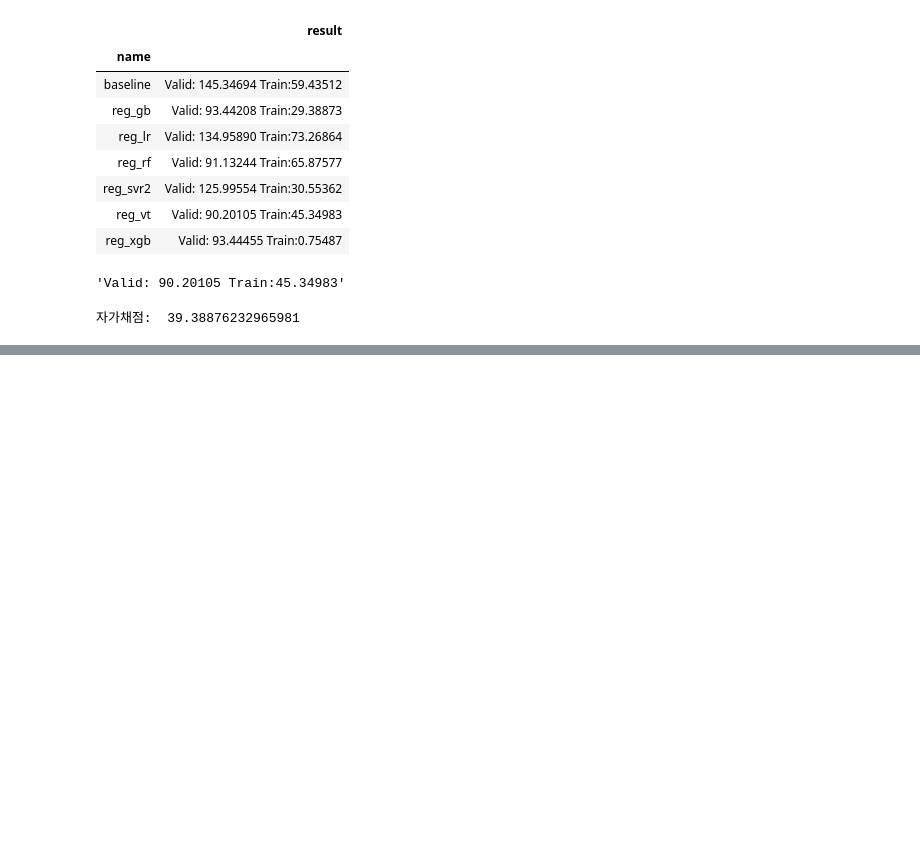
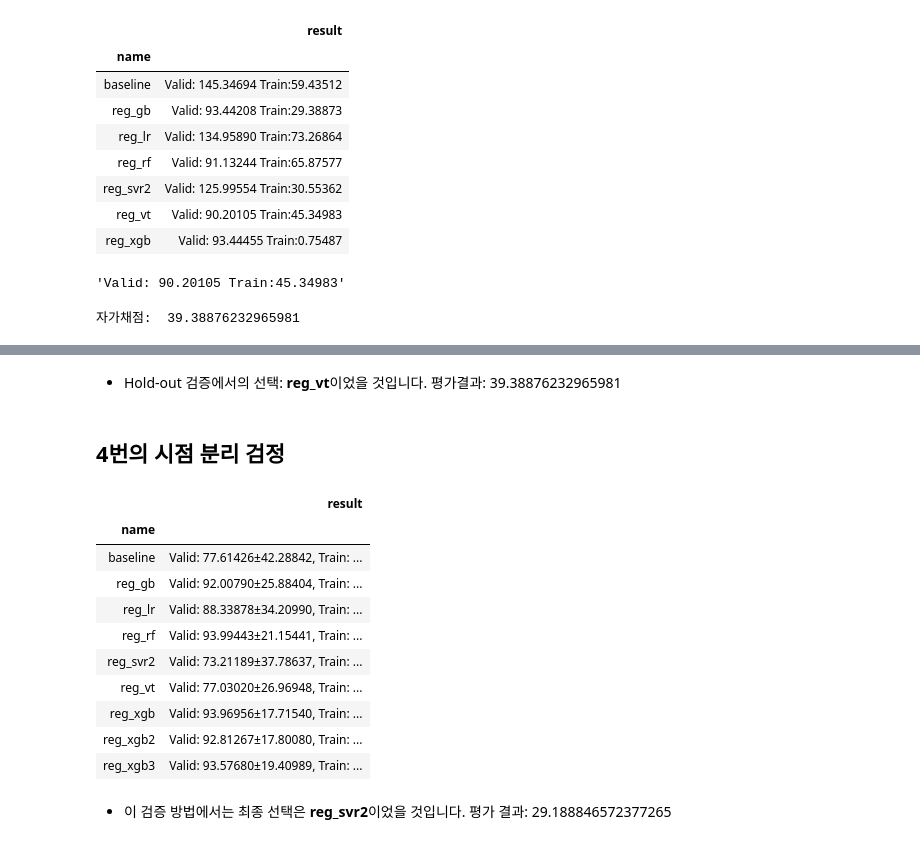
Before and after one commit to sunkusun9/ds_lv3_2606, a Jupyter notebook: sec_ds_lv3_prob3_kaggle.ipynb, the cells around one changed output, grey strips where cells are left out. Cells and saved outputs as stored; diff of their text form; code cells hidden in the pictures; blank space fills up the shorter version.

```diff
--- a/sec_ds_lv3_prob3_kaggle.ipynb
+++ b/sec_ds_lv3_prob3_kaggle.ipynb
@@ -538,0 +646,36 @@ print("자가채점: ", mean_absolute_error(s_kaggle_ans, pred)) # 28.5717647156
+# %%
+from sklearn.model_selection import cross_validate
+hist_ts = list()
+def eval_model_ts(model_name, reg):
+    """
+        모델의 인스턴스를 받아 검증 결과(MAE)를 구합니다.
+        1. Prob3Split 통한 검증
+        2. 검증 train, test 대한 검증 결과에서 MAE의 평균을 구합니다.
+        3. 주어진 모델명으로 평가 결과를 저장합니다.
+        4. 가장 최근의 수행결과를 보여 주어 선택하는데 활용하도록 합니다.
+        ※ 더 있으면 좋을 만한 요소들을 추가해봅니다.
+    Parameters:
+        name: str, 모델의 이름,
+        reg: sklearn object, 모델 인스턴스
+    Returns: str
+        검증 결과(df_valid, df_train의 MAE)
+    """
+    # 1. Prob3Split 통한 검증
+    # 2. 검증 train, test 대한 검증 결과에서 MAE의 평균을 구합니다.
+    result = cross_validate(
+        reg, df_prob6_train[X_all], df_prob6_train['target'], cv = prob3_sp, scoring = 'neg_mean_absolute_error',
+        return_train_score = True
+    )
+    result_str = "Valid: {:.5f}±{:.5f}, Train: {:.5f}±{:.5f}".format(
+        -result['test_score'].mean(), result['test_score'].std(),
+        -result['train_score'].mean(), result['train_score'].std()
+    )
+    # 3. 주어진 모델명으로 평가 결과를 저장합니다.
+    hist_ts.append(
+        pd.Series([model_name, result_str], index = ['name', 'result'])
+    )
+    # 4. 가장 최근의 수행결과를 보여 주어 선택하는데 활용하도록 합니다.
+    display(
+        pd.DataFrame(hist_ts).groupby('name').last()
+    )
+    return result_str
@@ -538,0 +966,22 @@ print("자가채점: ", mean_absolute_error(s_kaggle_ans, pred)) # 28.5717647156
+# %% [markdown]
+- Hold-out 검증에서의 선택: **reg_vt**이었을 것입니다. 평가결과: 39.38876232965981
+# %% [markdown]
+## 4번의 시점 분리 검정
+# %%
+display(
+    pd.DataFrame(hist_ts).groupby('name').last()
+)
+# %% [output]
+|  | result |
+| name |  |
+| baseline | Valid: 77.61426±42.28842, Train: ... |
+| reg_gb | Valid: 92.00790±25.88404, Train: ... |
+| reg_lr | Valid: 88.33878±34.20990, Train: ... |
+| reg_rf | Valid: 93.99443±21.15441, Train: ... |
+| reg_svr2 | Valid: 73.21189±37.78637, Train: ... |
+| reg_vt | Valid: 77.03020±26.96948, Train: ... |
+| reg_xgb | Valid: 93.96956±17.71540, Train: ... |
+| reg_xgb2 | Valid: 92.81267±17.80080, Train: ... |
+| reg_xgb3 | Valid: 93.57680±19.40989, Train: ... |
+# %% [markdown]
+- 이 검증 방법에서는 최종 선택은 **reg_svr2**이었을 것입니다. 평가 결과: 29.188846572377265
```
Also changed, not shown: parts of 32 cells of this notebook.
